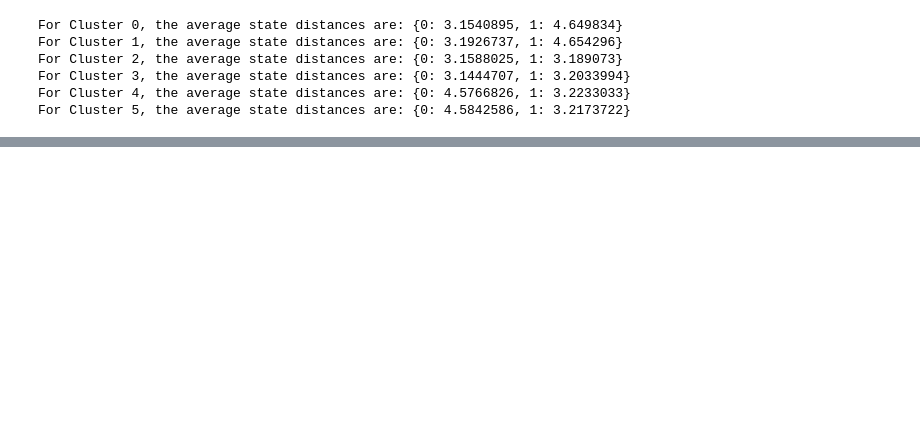
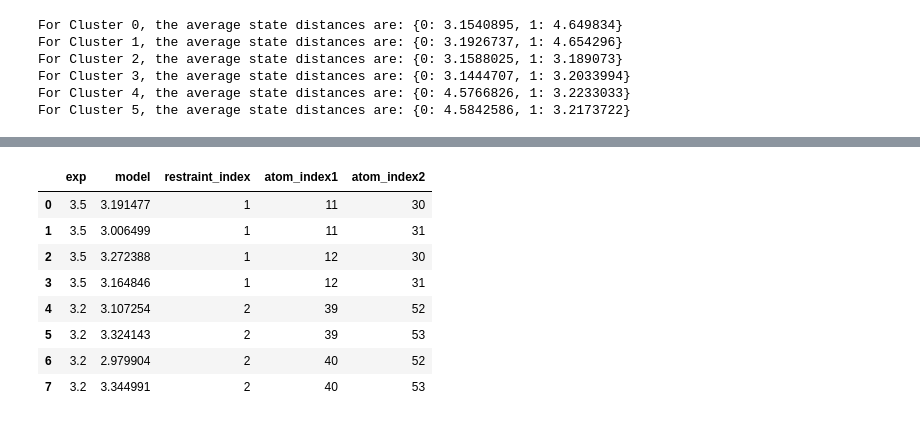
Before and after one commit to starwingc/peptoid_24summer, a Jupyter notebook: peptoid/19AE1-4-A/GAFF/protonated/HREX_500ns/comparing_exp.ipynb, the cells around one changed output, grey strips where cells are left out. Drawn from its saved outputs; the diff is of its cells as text; code cells hidden in the pictures; blank space fills up the shorter version.

Commit message:
biceps notebook update

```diff
--- a/peptoid/19AE1-4-A/GAFF/protonated/HREX_500ns/comparing_exp.ipynb
+++ b/peptoid/19AE1-4-A/GAFF/protonated/HREX_500ns/comparing_exp.ipynb
@@ -64,0 +226,6 @@ For Cluster 5, the average state distances are: {0: 4.5842586, 1: 3.2173722}
+# %%
+outdir = 'biceps/NOE/'
+biceps.toolbox.mkdir(outdir)
+
+prep = biceps.Preparation(nstates=1, outdir=outdir) # nstate = number of cluster for sampling
+prep.prepare_noe(exp_data_NOE, model_data_NOE, indices = np_ind_noe, verbose=True)
@@ -64,0 +243,14 @@ For Cluster 5, the average state distances are: {0: 4.5842586, 1: 3.2173722}
+# %%
+input_data = prep.to_sorted_list()
+# %%
+pd.read_pickle(input_data[0][0])
+# %% [output]
+|  | exp | model | restraint_index | atom_index1 | atom_index2 |
+| 0 | 3.5 | 3.191477 | 1 | 11 | 30 |
+| 1 | 3.5 | 3.006499 | 1 | 11 | 31 |
+| 2 | 3.5 | 3.272388 | 1 | 12 | 30 |
+| 3 | 3.5 | 3.164846 | 1 | 12 | 31 |
+| 4 | 3.2 | 3.107254 | 2 | 39 | 52 |
+| 5 | 3.2 | 3.324143 | 2 | 39 | 53 |
+| 6 | 3.2 | 2.979904 | 2 | 40 | 52 |
+| 7 | 3.2 | 3.344991 | 2 | 40 | 53 |
```
Also changed, not shown: parts of 6 cells of this notebook.
